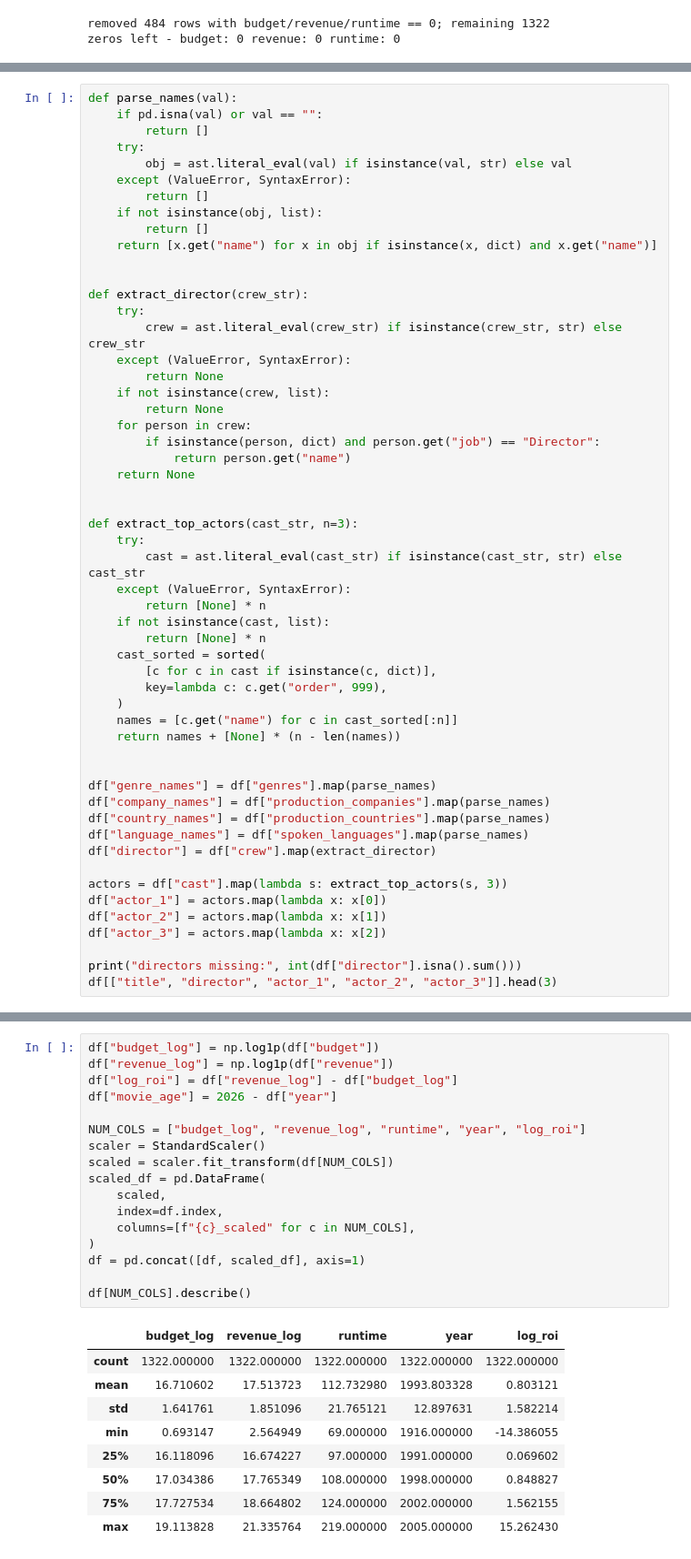
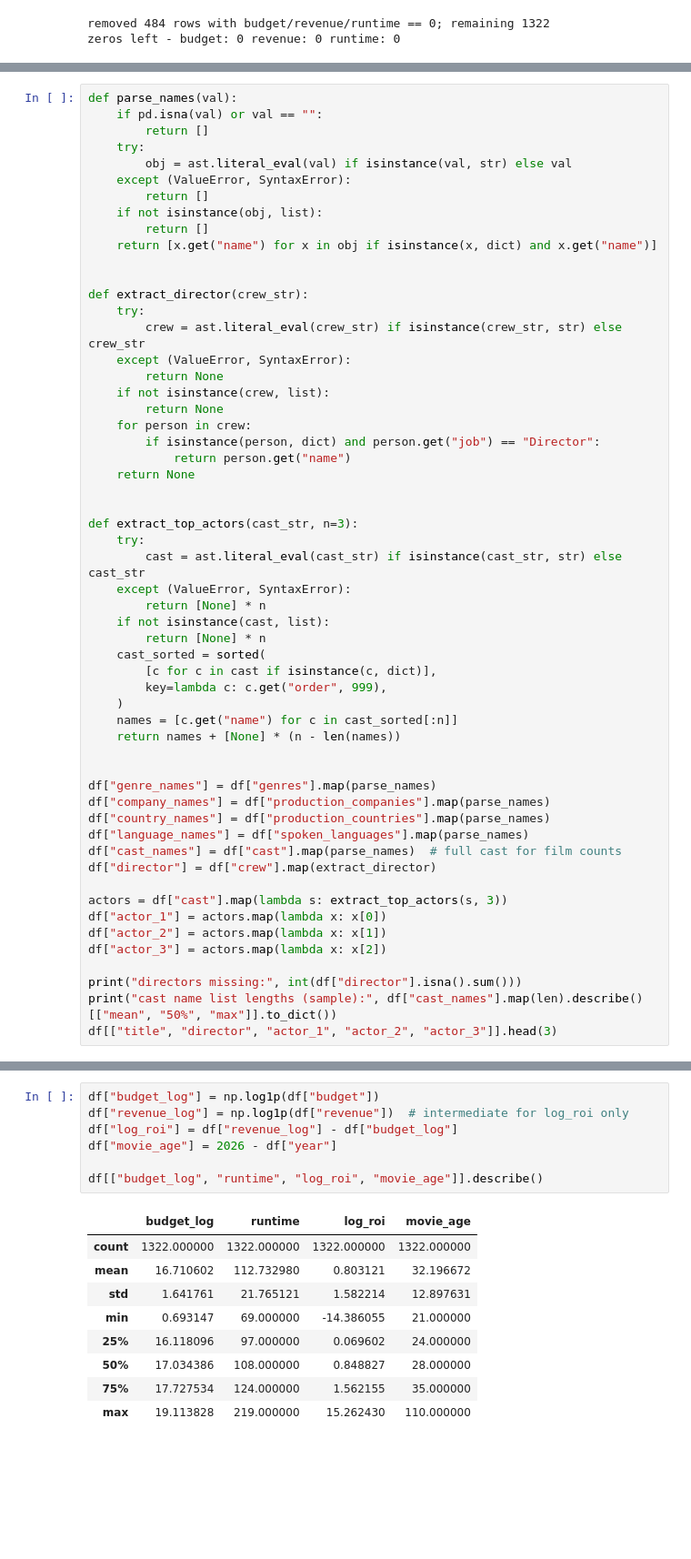
Before and after one commit to ReviBa/applied-DS-project, a Jupyter notebook: notebooks/03_preprocess_movies.ipynb, the cells around one changed output, grey strips where cells are left out. Shown at 91% size. Cells and saved outputs as stored; diff of their text form; blank space fills up the shorter version.

```diff
--- a/notebooks/03_preprocess_movies.ipynb
+++ b/notebooks/03_preprocess_movies.ipynb
@@ -120,6 +120,7 @@ df["genre_names"] = df["genres"].map(parse_names)
 df["company_names"] = df["production_companies"].map(parse_names)
 df["country_names"] = df["production_countries"].map(parse_names)
 df["language_names"] = df["spoken_languages"].map(parse_names)
+df["cast_names"] = df["cast"].map(parse_names)  # full cast for film counts
 df["director"] = df["crew"].map(extract_director)
 
 actors = df["cast"].map(lambda s: extract_top_actors(s, 3))
@@ -128,6 +129,7 @@ df["actor_2"] = actors.map(lambda x: x[1])
 df["actor_3"] = actors.map(lambda x: x[2])
 
 print("directors missing:", int(df["director"].isna().sum()))
+print("cast name list lengths (sample):", df["cast_names"].map(len).describe()[["mean", "50%", "max"]].to_dict())
 df[["title", "director", "actor_1", "actor_2", "actor_3"]].head(3)
 # %% [output]
 directors missing: 0
@@ -142,30 +145,20 @@ Apply log1p to budget and revenue, compute log_roi = log1p(revenue) - log1p(budg
 # %%
 df["budget_log"] = np.log1p(df["budget"])
-df["revenue_log"] = np.log1p(df["revenue"])
+df["revenue_log"] = np.log1p(df["revenue"])  # intermediate for log_roi only
 df["log_roi"] = df["revenue_log"] - df["budget_log"]
 df["movie_age"] = 2026 - df["year"]
 
-NUM_COLS = ["budget_log", "revenue_log", "runtime", "year", "log_roi"]
-scaler = StandardScaler()
-scaled = scaler.fit_transform(df[NUM_COLS])
-scaled_df = pd.DataFrame(
-    scaled,
-    index=df.index,
-    columns=[f"{c}_scaled" for c in NUM_COLS],
-)
-df = pd.concat([df, scaled_df], axis=1)
-
-df[NUM_COLS].describe()
+df[["budget_log", "runtime", "log_roi", "movie_age"]].describe()
 # %% [output]
-|  | budget_log | revenue_log | runtime | year | log_roi |
-| count | 1322.000000 | 1322.000000 | 1322.000000 | 1322.000000 | 1322.000000 |
-| mean | 16.710602 | 17.513723 | 112.732980 | 1993.803328 | 0.803121 |
-| std | 1.641761 | 1.851096 | 21.765121 | 12.897631 | 1.582214 |
-| min | 0.693147 | 2.564949 | 69.000000 | 1916.000000 | -14.386055 |
-| 25% | 16.118096 | 16.674227 | 97.000000 | 1991.000000 | 0.069602 |
-| 50% | 17.034386 | 17.765349 | 108.000000 | 1998.000000 | 0.848827 |
-| 75% | 17.727534 | 18.664802 | 124.000000 | 2002.000000 | 1.562155 |
-| max | 19.113828 | 21.335764 | 219.000000 | 2005.000000 | 15.262430 |
+|  | budget_log | runtime | log_roi | movie_age |
+| count | 1322.000000 | 1322.000000 | 1322.000000 | 1322.000000 |
+| mean | 16.710602 | 112.732980 | 0.803121 | 32.196672 |
+| std | 1.641761 | 21.765121 | 1.582214 | 12.897631 |
+| min | 0.693147 | 69.000000 | -14.386055 | 21.000000 |
+| 25% | 16.118096 | 97.000000 | 0.069602 | 24.000000 |
+| 50% | 17.034386 | 108.000000 | 0.848827 | 28.000000 |
+| 75% | 17.727534 | 124.000000 | 1.562155 | 35.000000 |
+| max | 19.113828 | 219.000000 | 15.262430 | 110.000000 |
 # %% [markdown]
 ## 6. Categorical features
 
```
Also changed, not shown: parts of 11 cells of this notebook, 2 other files.
